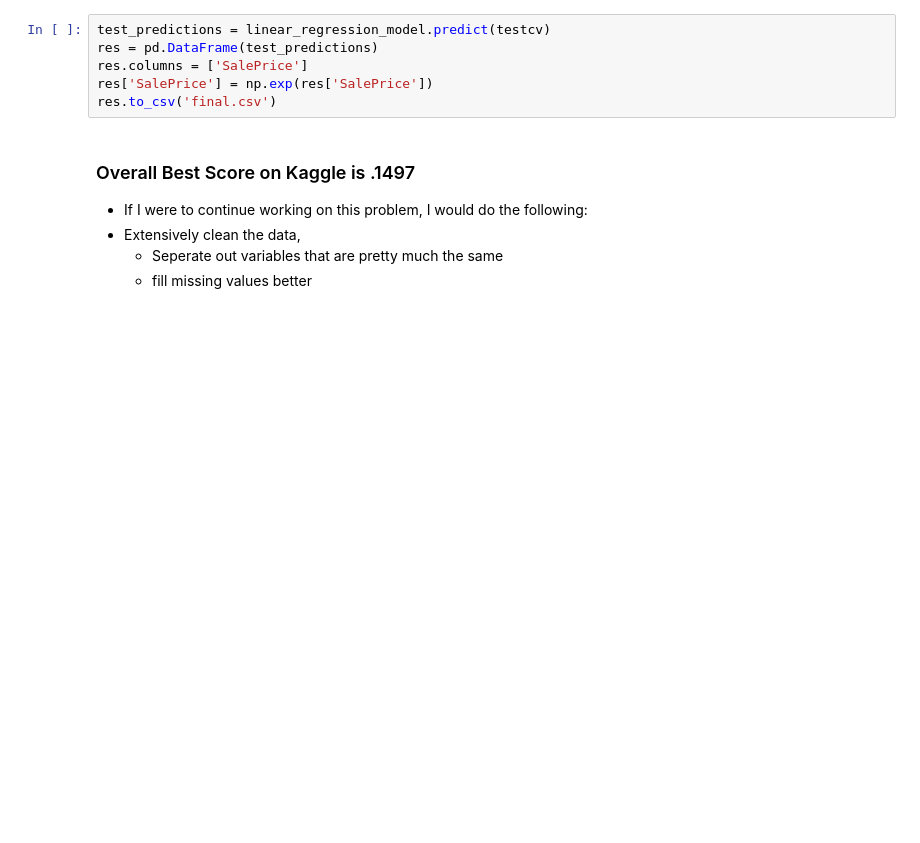
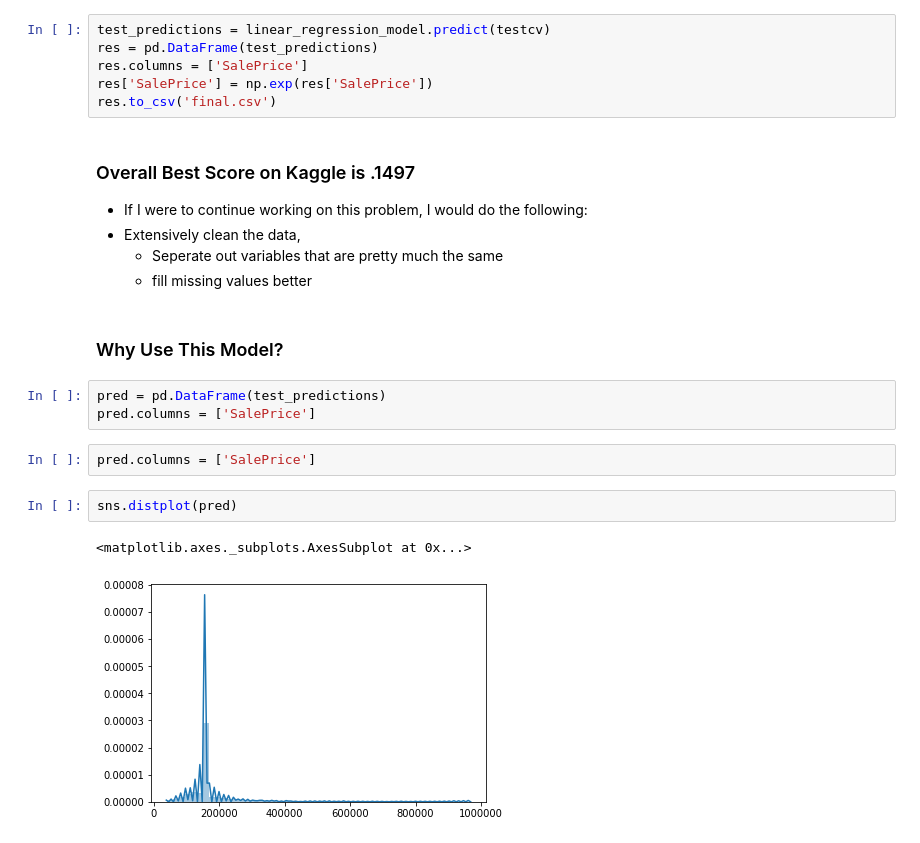
Before and after one commit to jonnyjensen/byu_econ_applied_machine_learning, a Jupyter notebook: homeworks/Homework_2_Jonathan_Jensen.ipynb, the cells around one changed output. Drawn from its saved outputs; the diff is of its cells as text; blank space fills up the shorter version.

```diff
--- a/homeworks/Homework_2_Jonathan_Jensen.ipynb
+++ b/homeworks/Homework_2_Jonathan_Jensen.ipynb
@@ -708,3 +708,15 @@ res.to_csv('final.csv')
 - Extensively clean the data,
     - Seperate out variables that are pretty much the same
     - fill missing values better
+# %% [markdown]
+### Why Use This Model?
+# %%
+pred = pd.DataFrame(test_predictions)
+pred.columns = ['SalePrice']
+# %%
+pred.columns = ['SalePrice']
+# %%
+sns.distplot(pred)
+# %% [output]
+<matplotlib.axes._subplots.AxesSubplot at 0x...>
+[figure, added]
```
Also changed, not shown: parts of 3 cells of this notebook.
